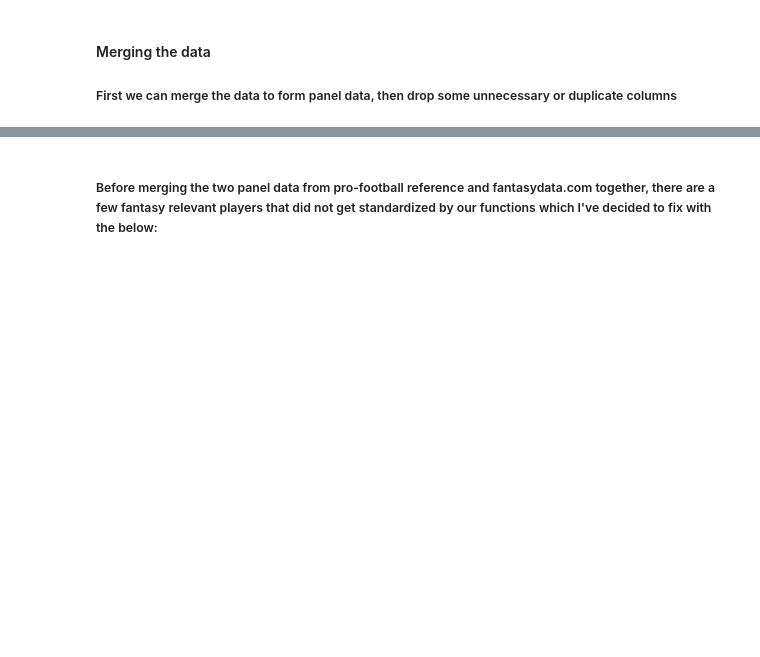
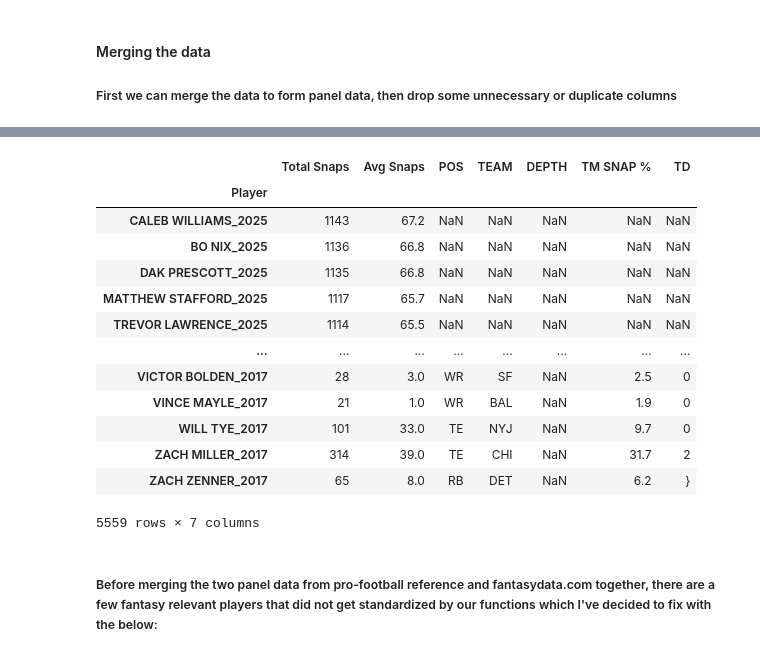
Before and after one commit to Alec-Larson/Python-Fantasy-Football-Rankings, a Jupyter notebook: Notebooks/Data Cleaning.ipynb, the cells around one changed output, grey strips where cells are left out. Cells and saved outputs as stored; diff of their text form; code cells hidden in the pictures; blank space fills up the shorter version.

```diff
--- a/Notebooks/Data Cleaning.ipynb
+++ b/Notebooks/Data Cleaning.ipynb
@@ -205,3 +215,20 @@ FFBDsnp_Merged = pd.concat(dfs)
+# %%
+FFBDsnp_Merged
+# %% [output]
+|  | Total Snaps | Avg Snaps | POS | TEAM | DEPTH | TM SNAP % | TD |
+| Player |  |  |  |  |  |  |  |
+| CALEB WILLIAMS_2025 | 1143 | 67.2 | NaN | NaN | NaN | NaN | NaN |
+| BO NIX_2025 | 1136 | 66.8 | NaN | NaN | NaN | NaN | NaN |
+| DAK PRESCOTT_2025 | 1135 | 66.8 | NaN | NaN | NaN | NaN | NaN |
+| MATTHEW STAFFORD_2025 | 1117 | 65.7 | NaN | NaN | NaN | NaN | NaN |
+| TREVOR LAWRENCE_2025 | 1114 | 65.5 | NaN | NaN | NaN | NaN | NaN |
+| ... | ... | ... | ... | ... | ... | ... | ... |
+| VICTOR BOLDEN_2017 | 28 | 3.0 | WR | SF | NaN | 2.5 | 0 |
+| VINCE MAYLE_2017 | 21 | 1.0 | WR | BAL | NaN | 1.9 | 0 |
+| WILL TYE_2017 | 101 | 33.0 | TE | NYJ | NaN | 9.7 | 0 |
+| ZACH MILLER_2017 | 314 | 39.0 | TE | CHI | NaN | 31.7 | 2 |
+| ZACH ZENNER_2017 | 65 | 8.0 | RB | DET | NaN | 6.2 | } |
+5559 rows × 7 columns
 # %%
 FFBD_Merged.drop(columns = ['OvRank', 'PosRank', 'VBD', 'FDPt', 'DKPt', 'FantPt'], inplace=True)
 FFBDsnp_Merged.drop(columns = ['POS','TEAM', 'DEPTH', 'TD'], inplace=True)
```
Also changed, not shown: parts of 6 cells of this notebook, 2 other files.
